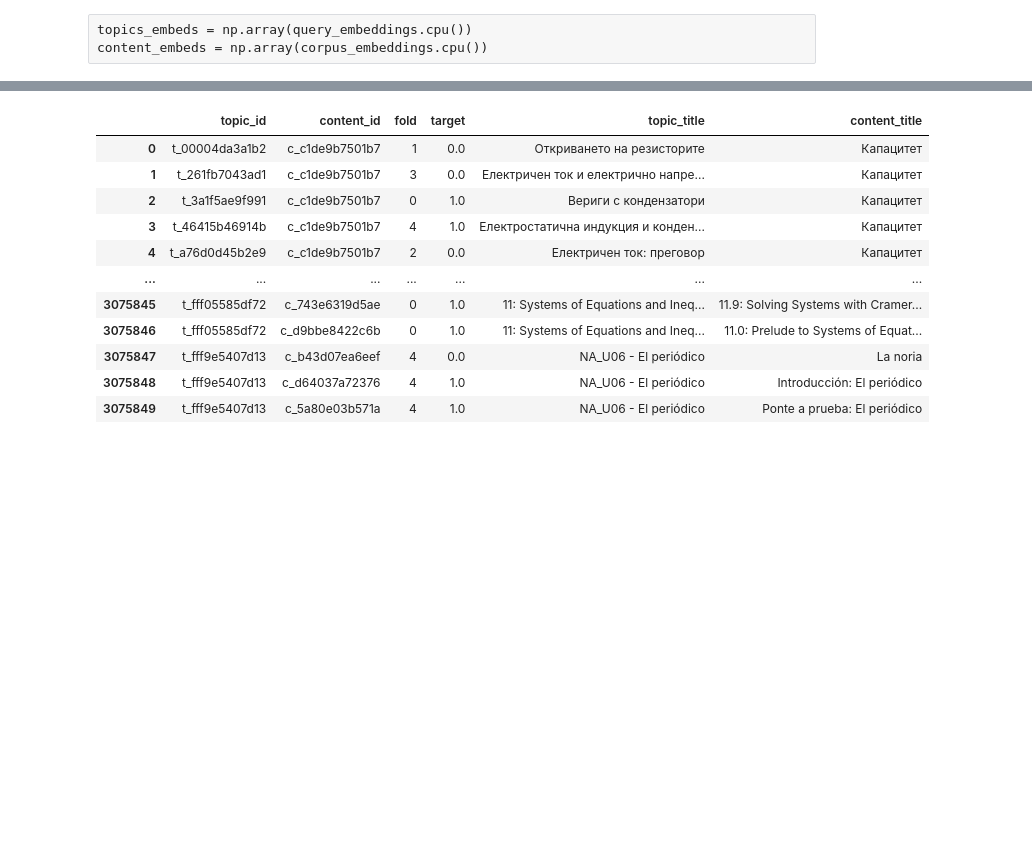
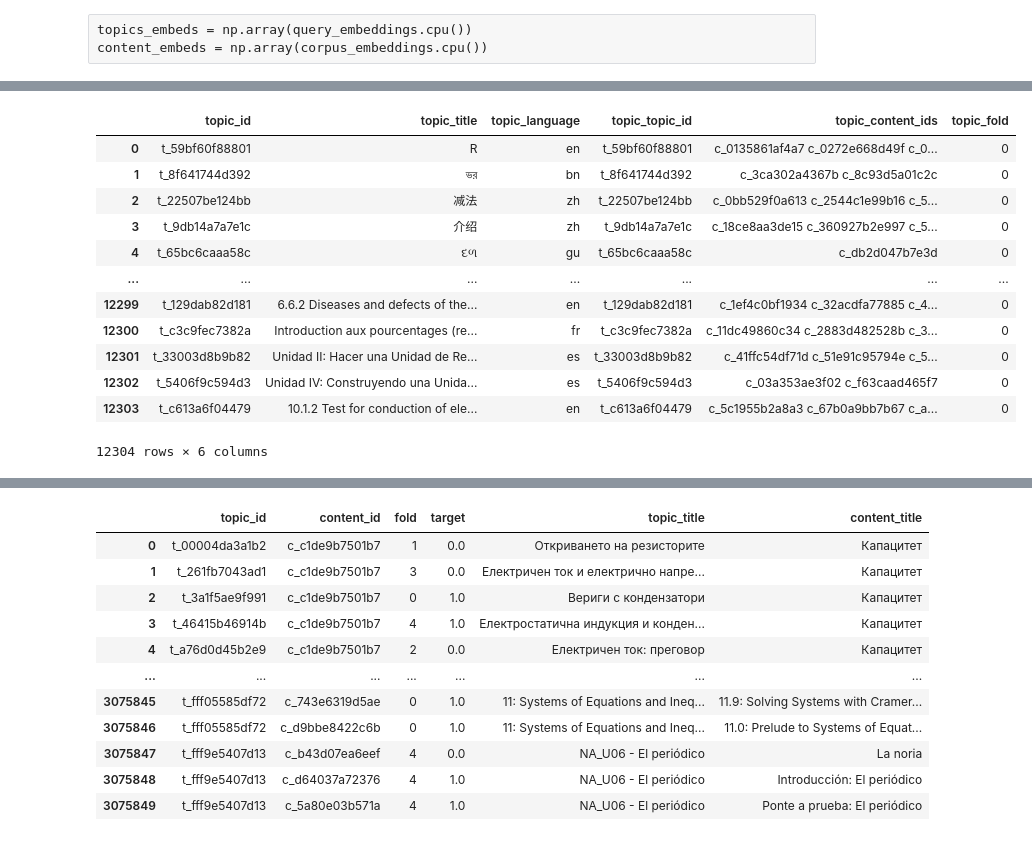
Before and after one commit to karakastarik/learning-equality-curriculum-recommendations, a Jupyter notebook: step-2-clustering.ipynb, the cells around one changed output, grey strips where cells are left out. Saved outputs shown, nothing was run; the diff lists cells and outputs as text; code cells hidden in the pictures; blank space fills up the shorter version.

```diff
--- a/step-2-clustering.ipynb
+++ b/step-2-clustering.ipynb
@@ -441,3 +524,19 @@ content.rename(columns=lambda x: "content_" + x, inplace=True)
+# %%
+topics
+# %% [output]
+|  | topic_id | topic_title | topic_language | topic_topic_id | topic_content_ids | topic_fold |
+| 0 | t_59bf60f88801 | R | en | t_59bf60f88801 | c_0135861af4a7 c_0272e668d49f c_0... | 0 |
+| 1 | t_8f641744d392 | ভর | bn | t_8f641744d392 | c_3ca302a4367b c_8c93d5a01c2c | 0 |
+| 2 | t_22507be124bb | 减法 | zh | t_22507be124bb | c_0bb529f0a613 c_2544c1e99b16 c_5... | 0 |
+| 3 | t_9db14a7a7e1c | 介绍 | zh | t_9db14a7a7e1c | c_18ce8aa3de15 c_360927b2e997 c_5... | 0 |
+| 4 | t_65bc6caaa58c | દળ | gu | t_65bc6caaa58c | c_db2d047b7e3d | 0 |
+| ... | ... | ... | ... | ... | ... | ... |
+| 12299 | t_129dab82d181 | 6.6.2 Diseases and defects of the... | en | t_129dab82d181 | c_1ef4c0bf1934 c_32acdfa77885 c_4... | 0 |
+| 12300 | t_c3c9fec7382a | Introduction aux pourcentages (re... | fr | t_c3c9fec7382a | c_11dc49860c34 c_2883d482528b c_3... | 0 |
+| 12301 | t_33003d8b9b82 | Unidad II: Hacer una Unidad de Re... | es | t_33003d8b9b82 | c_41ffc54df71d c_51e91c95794e c_5... | 0 |
+| 12302 | t_5406f9c594d3 | Unidad IV: Construyendo una Unida... | es | t_5406f9c594d3 | c_03a353ae3f02 c_f63caad465f7 | 0 |
+| 12303 | t_c613a6f04479 | 10.1.2 Test for conduction of ele... | en | t_c613a6f04479 | c_5c1955b2a8a3 c_67b0a9bb7b67 c_a... | 0 |
+12304 rows × 6 columns
 # %%
 %%time
 
```
Also changed, not shown: parts of 25 cells of this notebook, 1 other file.
